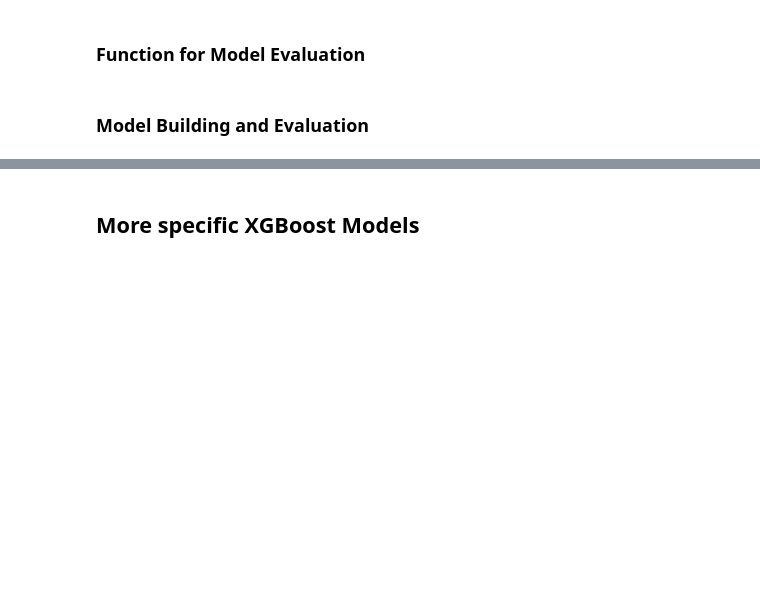
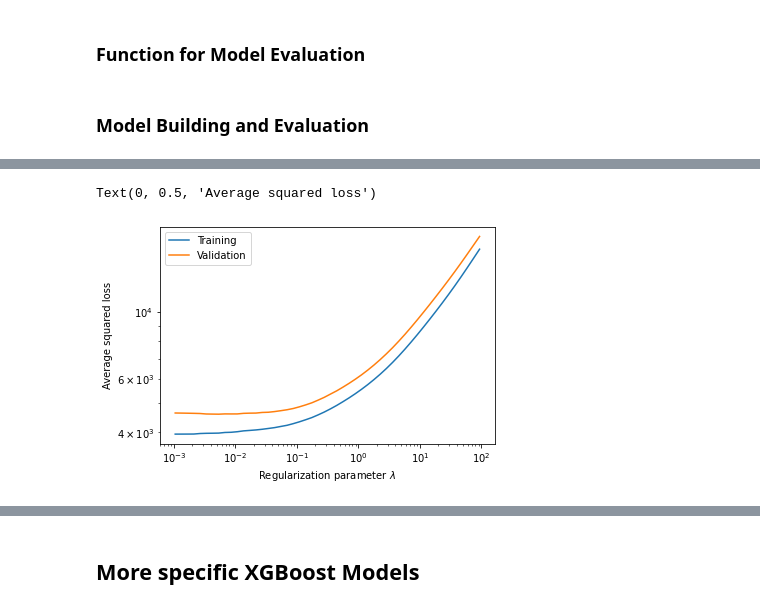
Before and after one commit to NinoVo931/AA_Project, a Jupyter notebook: Prediction.ipynb, the cells around one changed output, grey strips where cells are left out. Cells and saved outputs as stored; diff of their text form; code cells hidden in the pictures; blank space fills up the shorter version.

```diff
--- a/Prediction.ipynb
+++ b/Prediction.ipynb
@@ -276,0 +372,8 @@ def model_comparison(feature_list):
+# %%
+plt.loglog(lam[20:70], err_train_reg[20:70], lam[20:70], err_test_reg[20:70])
+plt.legend(["Training", "Validation"])
+plt.xlabel("Regularization parameter $\lambda$")
+plt.ylabel("Average squared loss")
+# %% [output]
+Text(0, 0.5, 'Average squared loss')
+[figure, added]
```
Also changed, not shown: parts of 21 cells of this notebook.
